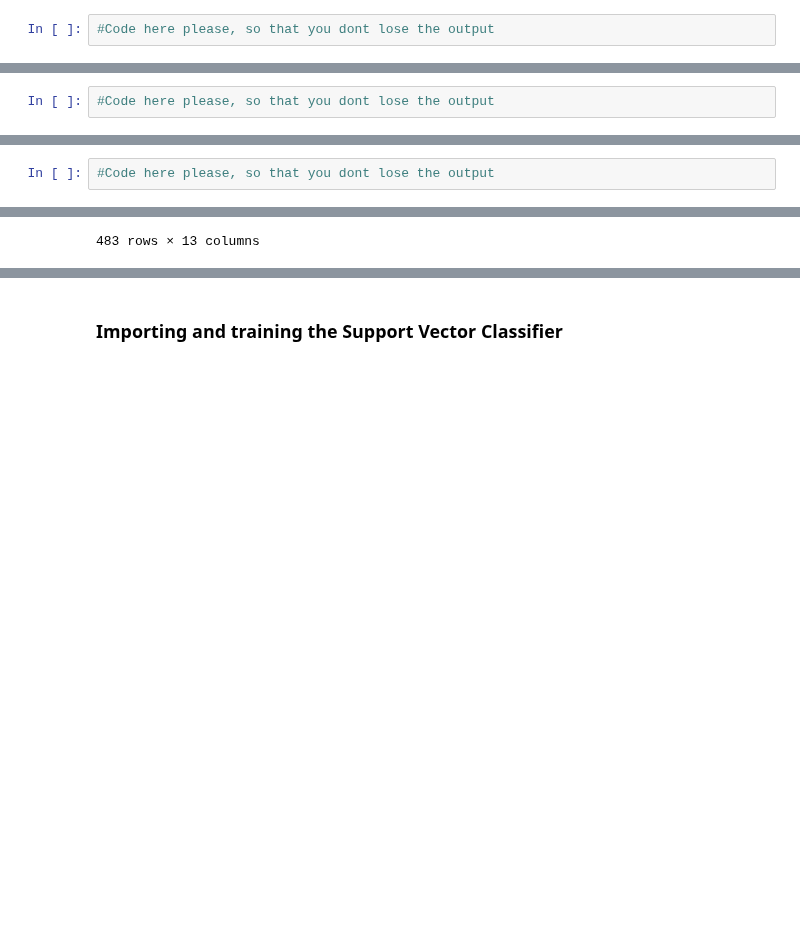
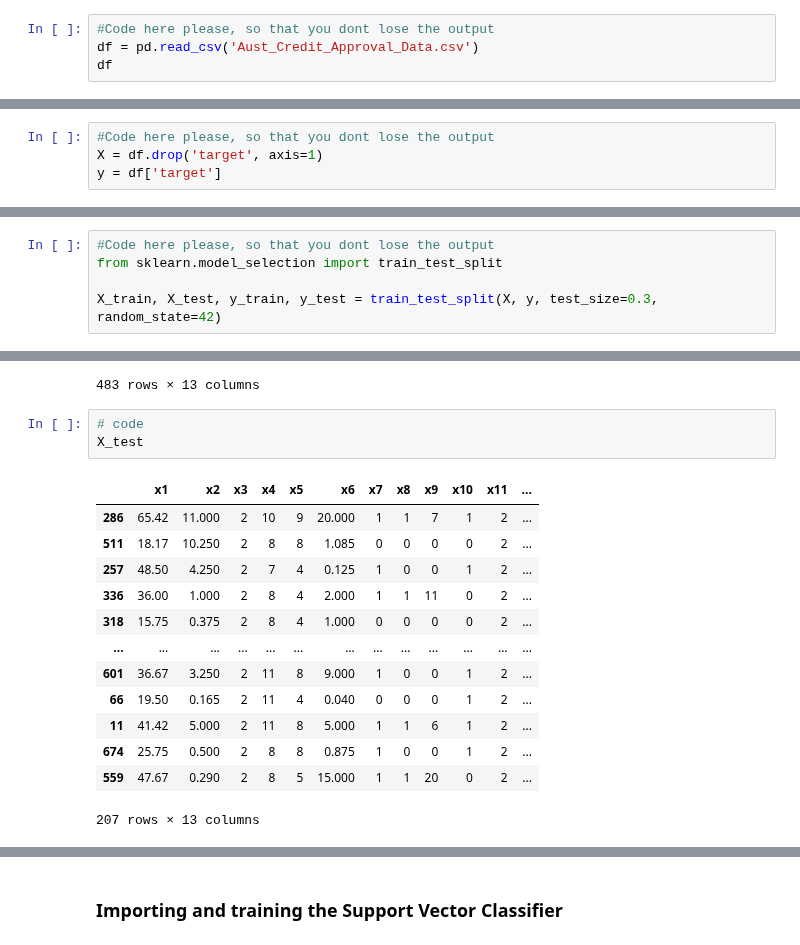
Before and after one commit to RaisulislamRimon/data-science-notes, a Jupyter notebook: 13_module/module_13_quiz/test_3/SVMs_Assignment/SVMs_Assignment.ipynb, the cells around one changed output, grey strips where cells are left out. Cells and saved outputs as stored; diff of their text form; blank space fills up the shorter version.

```diff
--- a/13_module/module_13_quiz/test_3/SVMs_Assignment/SVMs_Assignment.ipynb
+++ b/13_module/module_13_quiz/test_3/SVMs_Assignment/SVMs_Assignment.ipynb
@@ -14,3 +15,5 @@ import matplotlib.pyplot as plt
 **Read the datafile and display the head of your dataframe**
 # %%
 #Code here please, so that you dont lose the output
+df = pd.read_csv('Aust_Credit_Approval_Data.csv')
+df
@@ -72,3 +119,5 @@ Let's move on to machine learning.
 **split the features & target**
 # %%
 #Code here please, so that you dont lose the output
+X = df.drop('target', axis=1)
+y = df['target']
@@ -107,3 +186,6 @@ Name: target, Length: 690, dtype: int64
 **split the train & test**
 # %%
 #Code here please, so that you dont lose the output
+from sklearn.model_selection import train_test_split
+
+X_train, X_test, y_train, y_test = train_test_split(X, y, test_size=0.3, random_state=42)
@@ -123,3 +222,20 @@ X_train
 | 435 | 16.08 | 0.750 | 2 | 8 | 4 | 1.75 | 1 | 1 | 5 | 1 | 2 | ... |
 | 102 | 27.67 | 13.750 | 2 | 9 | 4 | 5.75 | 1 | 0 | 0 | 1 | 2 | ... |
 483 rows × 13 columns
+# %%
+# code
+X_test
+# %% [output]
+|  | x1 | x2 | x3 | x4 | x5 | x6 | x7 | x8 | x9 | x10 | x11 | ... |
+| 286 | 65.42 | 11.000 | 2 | 10 | 9 | 20.000 | 1 | 1 | 7 | 1 | 2 | ... |
+| 511 | 18.17 | 10.250 | 2 | 8 | 8 | 1.085 | 0 | 0 | 0 | 0 | 2 | ... |
+| 257 | 48.50 | 4.250 | 2 | 7 | 4 | 0.125 | 1 | 0 | 0 | 1 | 2 | ... |
+| 336 | 36.00 | 1.000 | 2 | 8 | 4 | 2.000 | 1 | 1 | 11 | 0 | 2 | ... |
+| 318 | 15.75 | 0.375 | 2 | 8 | 4 | 1.000 | 0 | 0 | 0 | 0 | 2 | ... |
+| ... | ... | ... | ... | ... | ... | ... | ... | ... | ... | ... | ... | ... |
+| 601 | 36.67 | 3.250 | 2 | 11 | 8 | 9.000 | 1 | 0 | 0 | 1 | 2 | ... |
+| 66 | 19.50 | 0.165 | 2 | 11 | 4 | 0.040 | 0 | 0 | 0 | 1 | 2 | ... |
+| 11 | 41.42 | 5.000 | 2 | 11 | 8 | 5.000 | 1 | 1 | 6 | 1 | 2 | ... |
+| 674 | 25.75 | 0.500 | 2 | 8 | 8 | 0.875 | 1 | 0 | 0 | 1 | 2 | ... |
+| 559 | 47.67 | 0.290 | 2 | 8 | 5 | 15.000 | 1 | 1 | 20 | 0 | 2 | ... |
+207 rows × 13 columns
```
Also changed, not shown: parts of 12 cells of this notebook.
